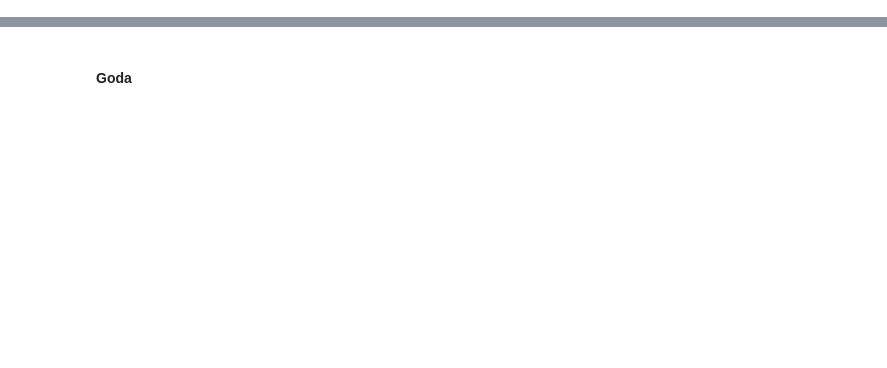
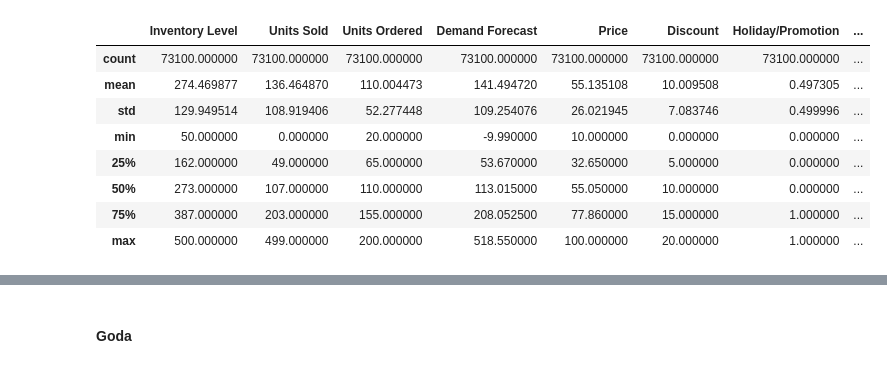
Before and after one commit to 0-Ahmed-Tamer-0/Sales_Forecasting_and_Demand_Prediction, a Jupyter notebook: Milestone 1.ipynb, the cells around one changed output, grey strips where cells are left out. Drawn from its saved outputs; the diff is of its cells as text; code cells hidden in the pictures; blank space fills up the shorter version.

```diff
--- a/Milestone 1.ipynb
+++ b/Milestone 1.ipynb
@@ -11,3 +19,13 @@ ModuleNotFoundError: No module named 'num'
 # %%
-df.describe()
+ret_df.describe()
+# %% [output]
+|  | Inventory Level | Units Sold | Units Ordered | Demand Forecast | Price | Discount | Holiday/Promotion | ... |
+| count | 73100.000000 | 73100.000000 | 73100.000000 | 73100.000000 | 73100.000000 | 73100.000000 | 73100.000000 | ... |
+| mean | 274.469877 | 136.464870 | 110.004473 | 141.494720 | 55.135108 | 10.009508 | 0.497305 | ... |
+| std | 129.949514 | 108.919406 | 52.277448 | 109.254076 | 26.021945 | 7.083746 | 0.499996 | ... |
+| min | 50.000000 | 0.000000 | 20.000000 | -9.990000 | 10.000000 | 0.000000 | 0.000000 | ... |
+| 25% | 162.000000 | 49.000000 | 65.000000 | 53.670000 | 32.650000 | 5.000000 | 0.000000 | ... |
+| 50% | 273.000000 | 107.000000 | 110.000000 | 113.015000 | 55.050000 | 10.000000 | 0.000000 | ... |
+| 75% | 387.000000 | 203.000000 | 155.000000 | 208.052500 | 77.860000 | 15.000000 | 1.000000 | ... |
+| max | 500.000000 | 499.000000 | 200.000000 | 518.550000 | 100.000000 | 20.000000 | 1.000000 | ... |
 # %%
```
Also changed, not shown: parts of 21 cells of this notebook, 1 other file.
